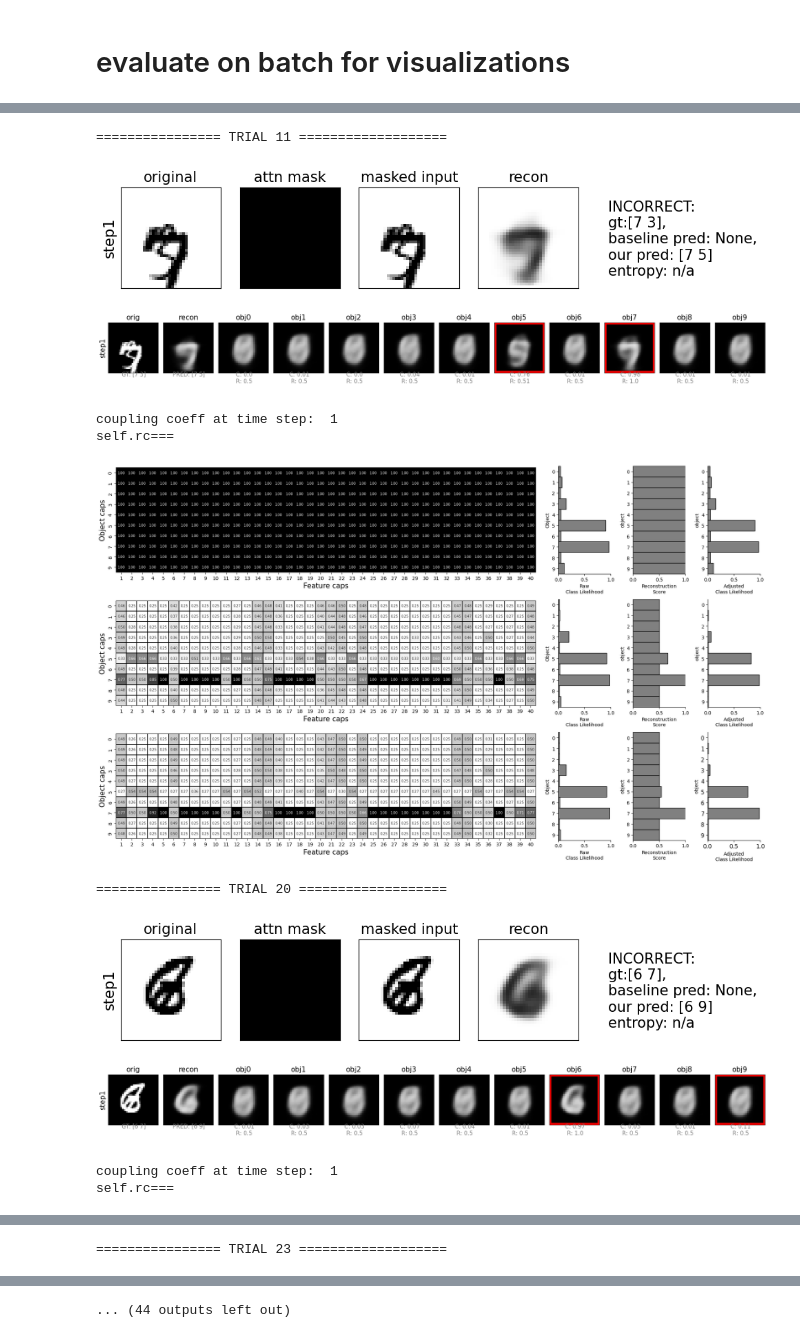
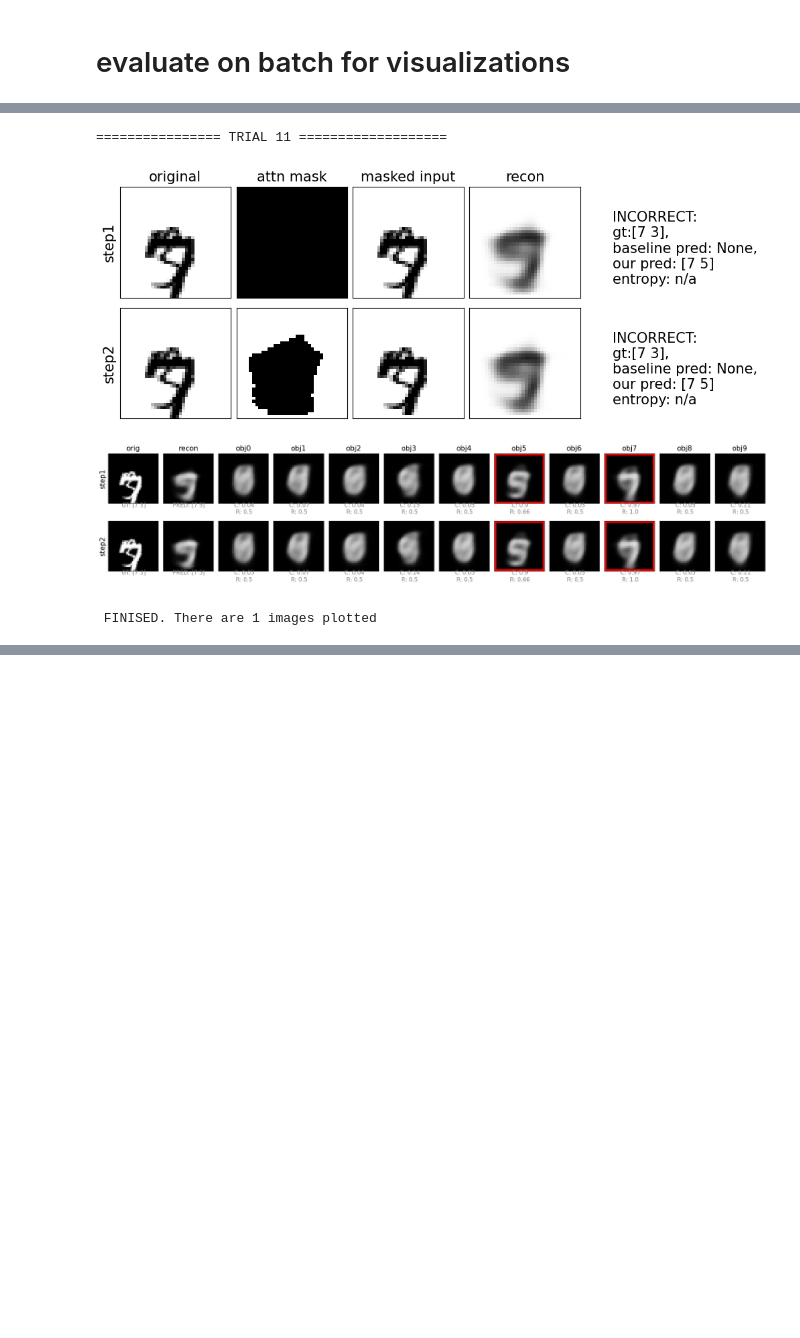
Before and after one commit to ahnchive/ORA-recognition, a Jupyter notebook: notebook/eval_performance_our_multi.ipynb, the cells around one changed output, grey strips where cells are left out. Drawn from its saved outputs; the diff is of its cells as text; code cells hidden in the pictures; blank space fills up the shorter version.

```diff
--- a/notebook/eval_performance_our_multi.ipynb
+++ b/notebook/eval_performance_our_multi.ipynb
@@ -229,7 +229,7 @@ task='mnist_multi_high' # 'mnist_multi_high', 'mnist_recon'
 train=False #train or test dataset
 print_args=False
 args_to_update = {'device':DEVICE, 'batch_size':BATCHSIZE,
-                 'time_steps': 1, 'routings':3 , 'mask_threshold': 0.01}
+                 'time_steps': 2, 'routings':1 , 'mask_threshold': 0.01}
 load_model_path =  './results/mnist/Feb22_1712_mnist_multi_high/best_epoch50_acc1.0000.pt'
 
 # load model
@@ -266,7 +268,7 @@ batch 1 object-level acc for this batch 0.94 img-level acc 0.89
 # stepwise visualization
 ###################################
 idx_start = 0 # can't be higher than batchsize
-n_image =1000
+n_image =20
 
 ## plot condition
 # condition = 'first correct last incorrect'
@@ -299,40 +301,33 @@ condition = 'incorrect'
 # condition = [6,7]
 # condition = [17]
 # condition = [447]
 # condition = [167, 502, 1466]
 
 # condition = trialid_to_visualize #[:20]
 # condition = list(np.where(nstep==3)[0])
 # condition = [309]
 # condition = [560, 893]
 # condition=[7]
 # condition=[82, 92]
 
 # condition = [329,336]
 # condition = [410]
 # condition = [110, 12]
 # condition = [94, 299,527]
 # condition = [133] #9 and 4
 # condition = [94] #routing
 
 idx_plotted =\
 visualize_detail(model, x.to(DEVICE), y_hot, outputs_model,
                  x_recon_step, objcaps_len_step, args,
                  start=idx_start, n_image=n_image, plot_trials_when = condition,
                  plot_routings= True,
                  pred_to_compare=None,
                  num_steps_to_finish=None, #[1]*len(x),#list(nstep.cpu().numpy()),
                  entropy = None, #entropy_model
                 )
 # %% [output]
 ================ TRIAL 11 ===================
-[figure, old version]
+[figure, new version]
-[figure, old version]
+[figure, new version]
-coupling coeff at time step:  1
-self.rc===
+ FINISED. There are 1 images plotted
-[figure, removed]
-================ TRIAL 20 ===================
-[figure, removed]
-[figure, removed]
-coupling coeff at time step:  1
-self.rc===
@@ -340 +333,0 @@ self.rc===
-================ TRIAL 23 ===================
@@ -342 +333,0 @@ self.rc===
-... (44 outputs left out)
```
Also changed, not shown: parts of 2 cells of this notebook, 4 other files.
